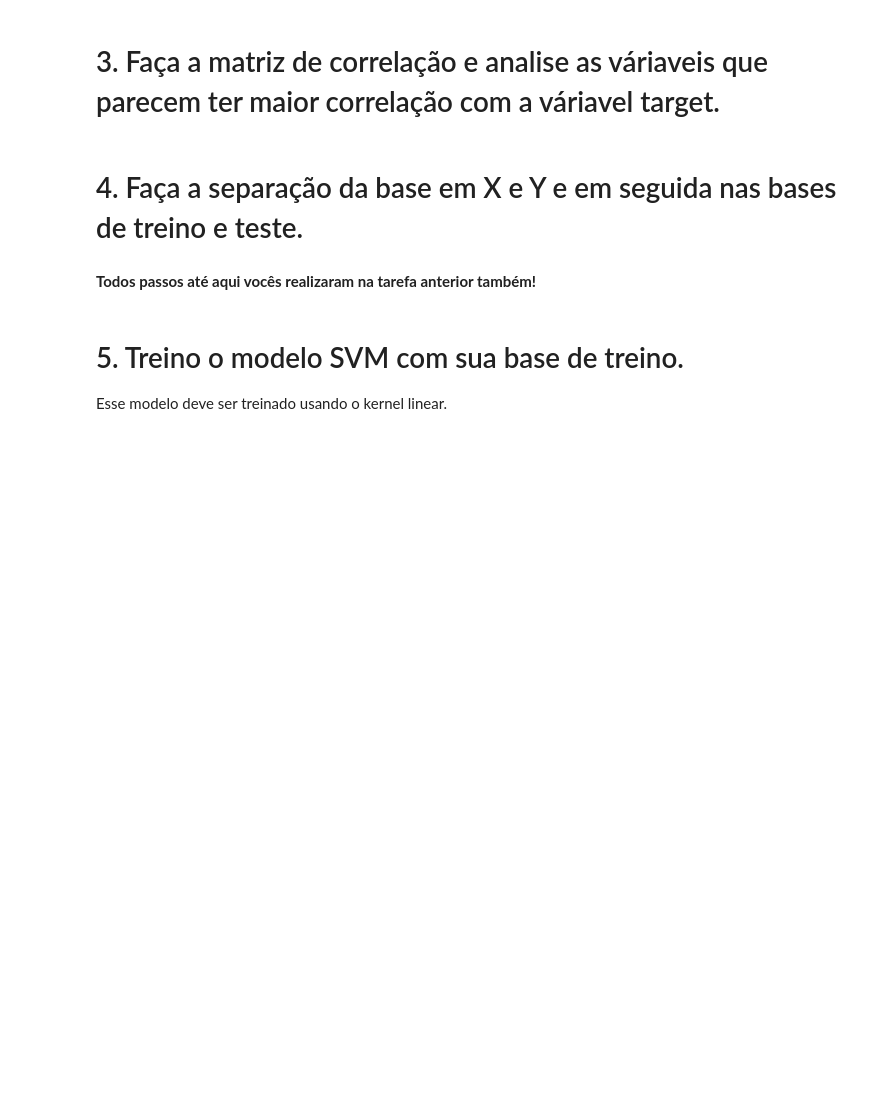
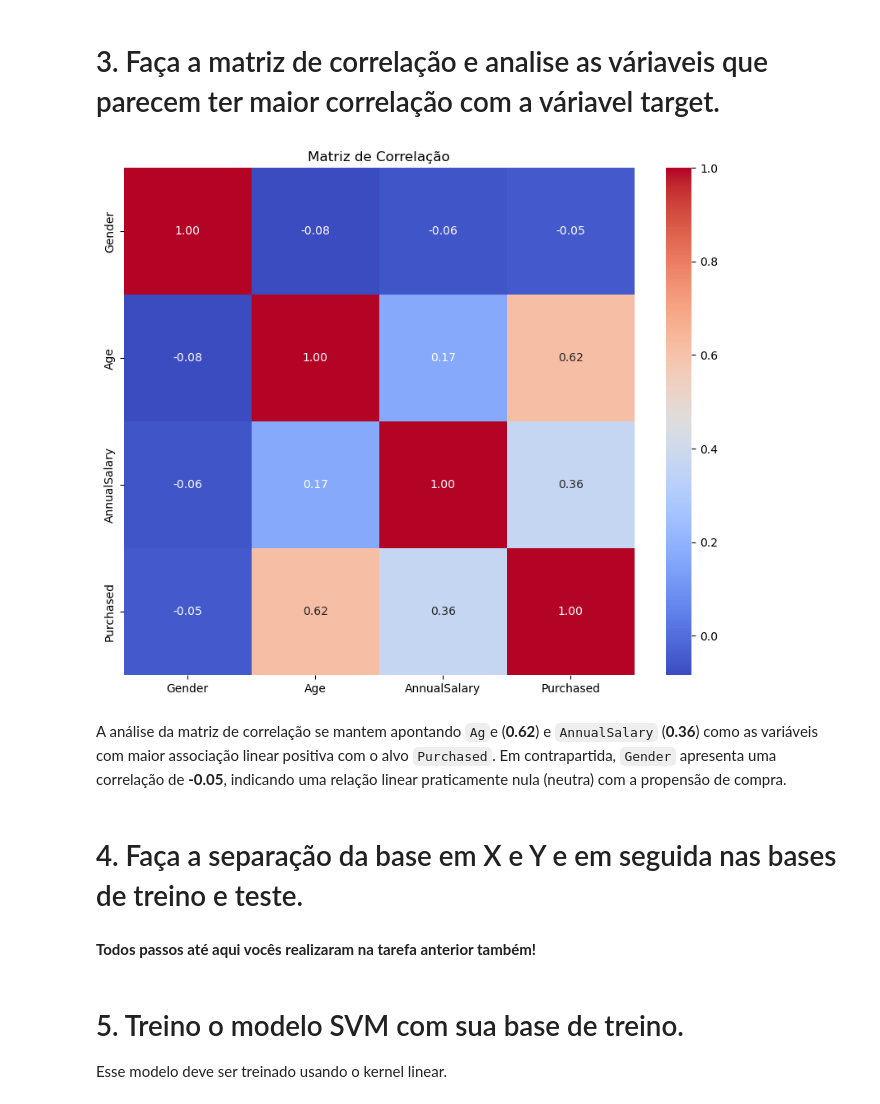
Before and after one commit to Fernandonneto/SVM_-_Previsao_propensao_compra_carro_-_EBAC, a Jupyter notebook: MOD40_EXERCICIO.ipynb, the cells around one changed output. Saved outputs shown, nothing was run; the diff lists cells and outputs as text; code cells hidden in the pictures; blank space fills up the shorter version.

```diff
--- a/MOD40_EXERCICIO.ipynb
+++ b/MOD40_EXERCICIO.ipynb
@@ -97,3 +97,9 @@ base
 # 2. Aplique o Label Encoder para a coluna Gender e exclua a coluna categórica.
 # %%
 #SEU CÓDIGO AQUI
+# %%
+# Chamando a função Label Encoder
+label_encoder = LabelEncoder()
+
+# Aplicação do Label Encoder na coluna categórica 'Gender'
+base['Gender'] = label_encoder.fit_transform(base['Gender'])
@@ -101,6 +129,19 @@ base
 # 3. Faça a matriz de correlação e analise as váriaveis que parecem ter maior correlação com a váriavel target.
 # %%
 #SEU CÓDIGO AQUI
+# %%
+# Verificação da correlação entre as variáveis da base
+var_correlation = base.corr()
+
+# Exibição da matriz de correlação
+plt.figure(figsize=(10, 8))
+sns.heatmap(var_correlation, annot=True, cmap='coolwarm', fmt='.2f')
+plt.title('Matriz de Correlação')
+plt.show()
+# %% [output]
+[figure, added]
+# %% [markdown]
+A análise da matriz de correlação se mantem apontando `Ag`e (**0.62**) e `AnnualSalary` (**0.36**) como as variáveis com maior associação linear positiva com o alvo `Purchased`. Em contrapartida, `Gender` apresenta uma correlação de **-0.05**, indicando uma relação linear praticamente nula (neutra) com a propensão de compra.
 # %% [markdown]
 # 4. Faça a separação da base em X e Y e em seguida nas bases de treino e teste.
 # %%
```
Also changed, not shown: parts of 3 cells of this notebook.
